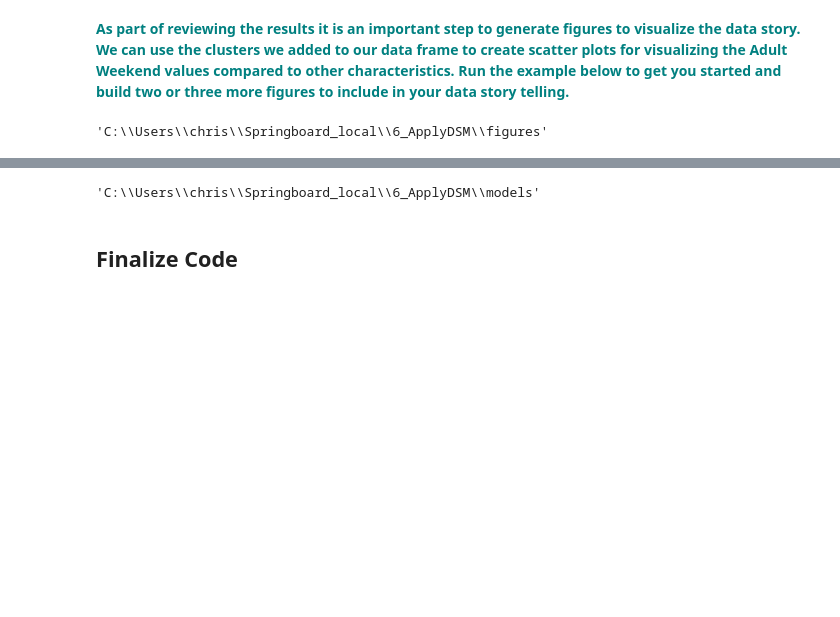
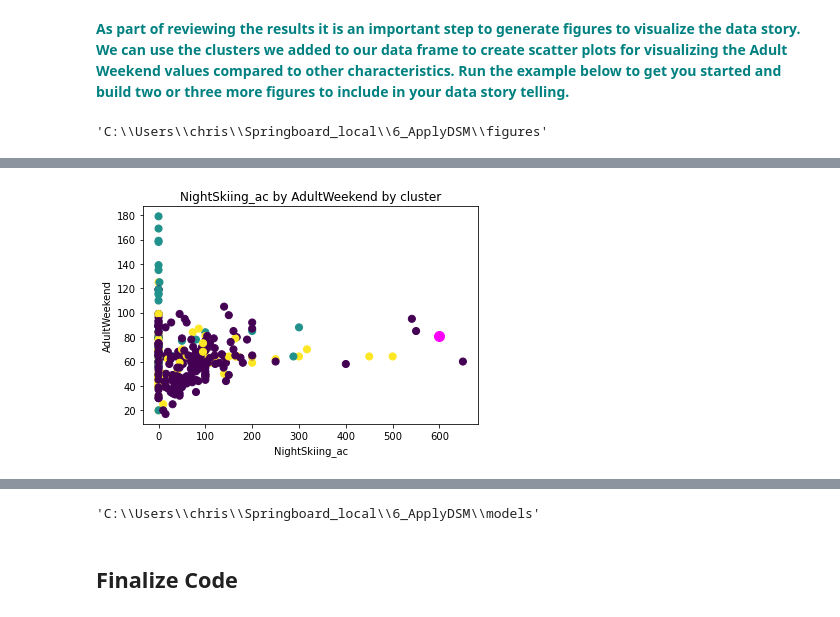
Before and after one commit to christianveater/GuidedCapstone, a Jupyter notebook: 6_6_Documentation/Notebook_stepsix.ipynb, the cells around one changed output, grey strips where cells are left out. Saved outputs shown, nothing was run; the diff lists cells and outputs as text; code cells hidden in the pictures; blank space fills up the shorter version.

```diff
--- a/6_6_Documentation/Notebook_stepsix.ipynb
+++ b/6_6_Documentation/Notebook_stepsix.ipynb
@@ -160,0 +162,9 @@ plt.savefig('figures_fig3.png',bbox_inches='tight')
+# %%
+plt.scatter(df['NightSkiing_ac'], df['AdultWeekend'], c=df['clusters'], s=50, cmap='viridis', label ='clusters')
+plt.scatter(ac['NightSkiing_ac'], ac['AdultWeekend'], c='magenta', s=100)
+plt.xlabel('NightSkiing_ac')
+plt.ylabel('AdultWeekend')
+plt.title('NightSkiing_ac by AdultWeekend by cluster')
+plt.savefig('figures_fig4a.png',bbox_inches='tight')
+# %% [output]
+[figure, added]
```
Also changed, not shown: parts of 8 cells of this notebook.
